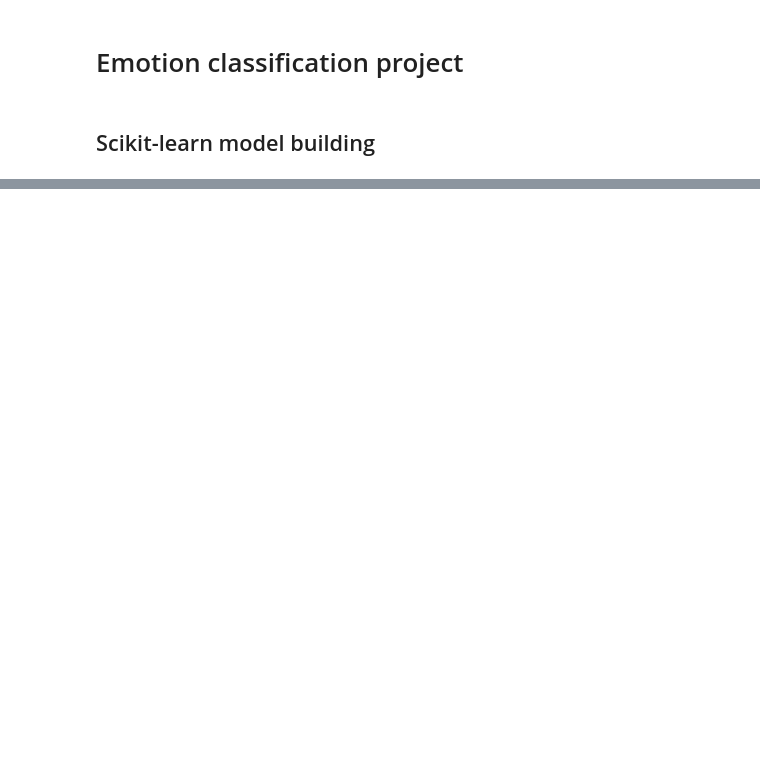
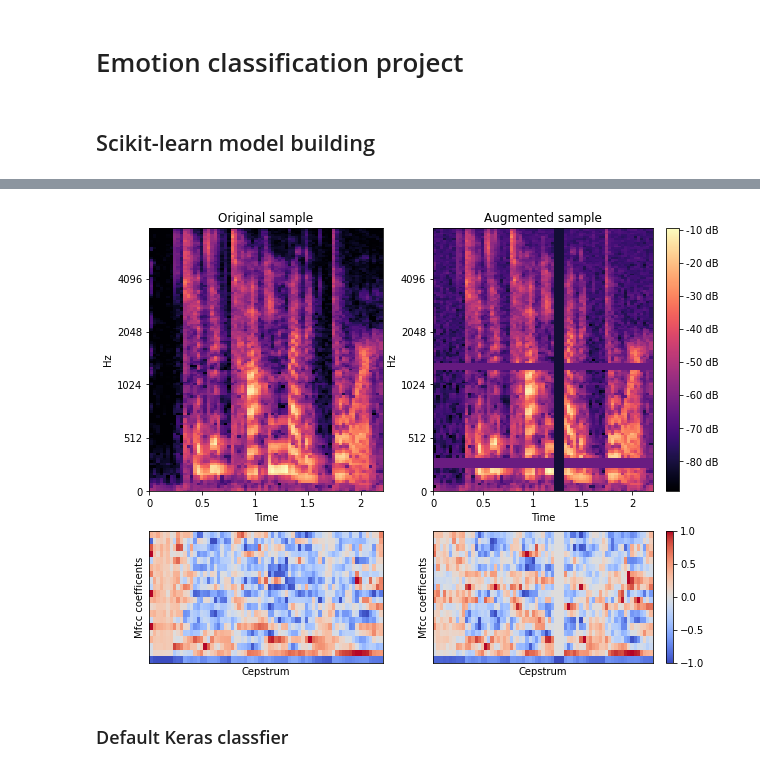
Before and after one commit to TuomasKuutsa/Emotion-classifier-project, a Jupyter notebook: EmotionClassification.ipynb, the cells around one changed output, grey strips where cells are left out. Cells and saved outputs as stored; diff of their text form; code cells hidden in the pictures; blank space fills up the shorter version.

```diff
--- a/EmotionClassification.ipynb
+++ b/EmotionClassification.ipynb
@@ -994,0 +431,28 @@ Accuracy: 0.639
+# %%
+test_path=['speech-emotion-recognition-ravdess-data/Actor_08/03-01-07-01-01-01-08.wav']
+
+sample, _ = get_processed(test_path, n_masks=1, for_sklearn=False, n_mels=128, full_mels=True)
+
+fig, axs = plt.subplots(2,2, figsize=(10, 8), gridspec_kw={'height_ratios': [1, 0.5], 'width_ratios': [0.85, 1]}, sharey=False)
+
+mel = lrd.specshow(sample[1][0].reshape(128, 69), y_axis='mel', x_axis='time', ax=axs[0,0], sr=16000)
+axs[0,0].set_title('Original sample')
+
+mfcc = lrd.specshow(lr.util.normalize(sample[0][0][:,:,0], axis=1), ax=axs[1,0], sr=16000)
+axs[1,0].set_xlabel('Cepstrum')
+axs[1,0].set_ylabel('Mfcc coefficents')
+
+mel = lrd.specshow(sample[1][1].reshape(128, 69), y_axis='mel', x_axis='time', ax=axs[0,1], sr=16000)
+fig.colorbar(mel, ax=axs[0,1], format="%+2.f dB")
+axs[0,1].set_title('Augmented sample')
+
+mfcc = lrd.specshow(lr.util.normalize(sample[0][1][:,:,0], axis=1), ax=axs[1,1], sr=16000)
+fig.colorbar(mfcc, ax=axs[1,1])
+axs[1,1].set_xlabel('Cepstrum')
+axs[1,1].set_ylabel('Mfcc coefficents')
+
+plt.show()
+# %% [output]
+[figure, added]
+# %% [markdown]
+### Default Keras classfier
```
Also changed, not shown: parts of 77 cells of this notebook, 43 other files.
